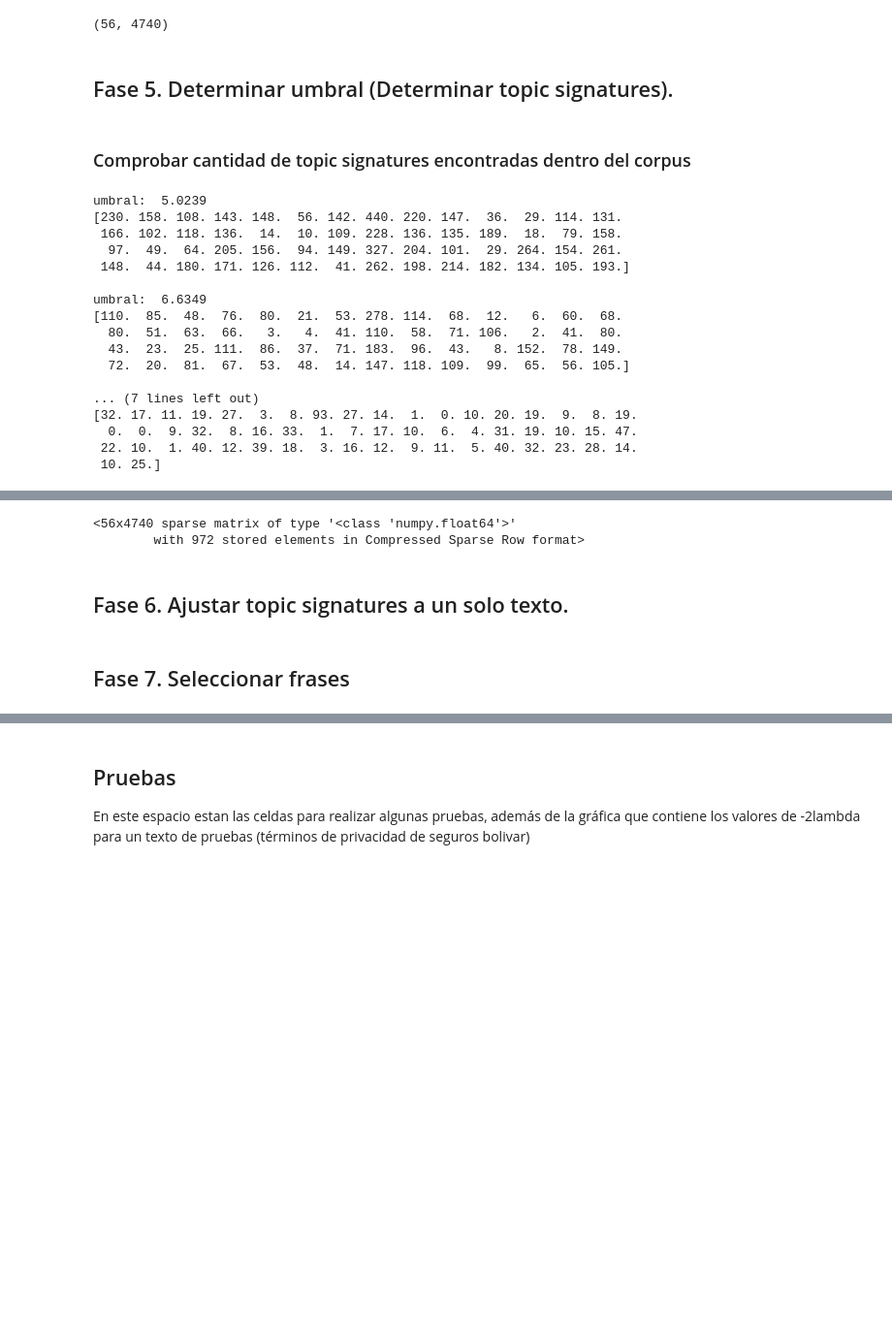
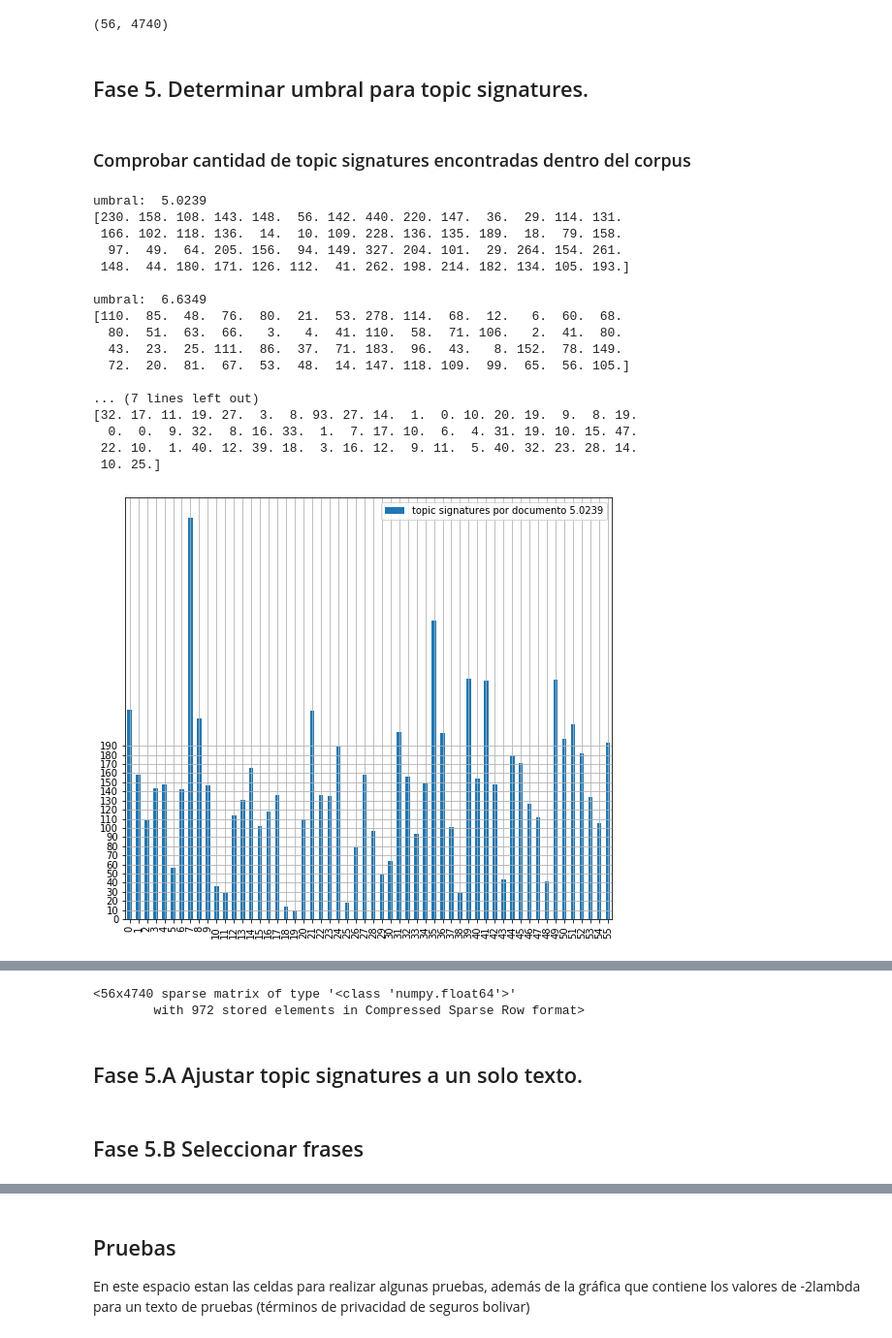
Before and after one commit to ecardona506/terms-of-service, a Jupyter notebook: Prueba de Verosimilitud Logaritmica.ipynb, the cells around one changed output, grey strips where cells are left out. Shown at 97% size. Saved outputs shown, nothing was run; the diff lists cells and outputs as text; code cells hidden in the pictures; blank space fills up the shorter version.

Commit message:
Cambios prueba verosimilitud
Cambios en la estructuración, nuevas gráficas y preliminares para experimentación de longitud del resumen

```diff
--- a/Prueba de Verosimilitud Logaritmica.ipynb
+++ b/Prueba de Verosimilitud Logaritmica.ipynb
@@ -28,3 +39,9 @@ from scipy.sparse import csr_matrix
+# %%
+#Ruta del corpus
+ruta = "D:/Documents/Documentos Universidad/Noveno/Proyecto de grado/textos"
+
+#ruta de los resumenes de referencia
+ruta_referencias = "D:/Documents/Documentos Universidad/Noveno/Proyecto de grado/referencias"
 # %%
 #Funciones auxiliares
 
@@ -80,7 +97,7 @@ def reverse_dict(dictionary):
         reverse[v] = k
     return reverse
 
-def log_likelihood_ratio(bag_of_words):
+def log_likelihood_ratio(bag_of_words,id2token,texts):
     #Calcula la matriz -2 lambda
     tokens_per_document = bag_of_words.sum(1)
     ocurrences = bag_of_words.sum(0)
@@ -103,6 +120,15 @@ def log_likelihood_ratio(bag_of_words):
             loglikelihood_input = binom.pmf(ocurrences_input, tokens_input, ocurrences_input/tokens_input)
             loglikelihood_background = binom.pmf(ocurrences_background, tokens_background, ocurrences_background/tokens_background)
             ratio = loglikelihood_general[j]/(loglikelihood_input*loglikelihood_background)
+            #if ratio>5 and i==texts.index("segurosbolivar-privacidad.txt"):
+            #    print(id2token[j])
+            #    print("numerador: ",loglikelihood_general[j])
+            #    print("denominador: ",loglikelihood_input*loglikelihood_background)
+            #    print("lambda: ",ratio)
+            #    print("frecuencia texto: ",ocurrences_input)
+            #    print("frecuencia total: ",ocurrences_total)
+            #    print()
+            #Luego de las pruebas borrar parametro id2token
             row.append(ratio)
         data.append(row)
     lambda_matrix = np.array(data,dtype=np.float64)
@@ -167,7 +193,7 @@ def generate_summary(topic_signatures, n_sentences, sentence2id):
             summary.append(sentence)
         i+=1
     assert summary != []
-    return summary, df
+    return summary
 
 def read_reference(path, filename):
     text = PlaintextCorpusReader(path, filename)
@@ -193,19 +219,18 @@ corpus_single_string = pickle.load(open(filename, 'rb'))
 ## Fase 2. Aplicar preprocesamiento
 ### Tokenización por frases
 # %%
-ruta = "D:/Documents/Documentos Universidad/Noveno/Proyecto de grado/textos"
 stemmer = SpanishStemmer()
 
 corpus = []
 
-referencias = ['azure-pagos.txt','chrome-privacidad.txt','colboletos.txt','gdo-privacidad.txt',
-               'mozilla-privacidad.txt','nintendo-condiciones.txt','netflix-condiciones.txt',
-               'segurosbolivar-privacidad.txt','whatsApp-privacidad.txt']
+referencias = os.listdir(ruta_referencias)
+
 n_referencias = len(referencias)
 
 for doc in referencias:
     documento = tokenize_sentence(ruta, doc)
     corpus.append(documento)
 
+n_referencias
 #bolivar = tokenize_sentence(ruta, 'segurosbolivar-privacidad.txt')
 #mozilla = tokenize_sentence(ruta, 'mozilla-privacidad.txt')
@@ -246,7 +273,8 @@ id2token = reverse_dict(token2id)
 
 #bag_of_words = vectorizer.fit_transform(corpus)
 # %%
-lambda_matrix, lambda_log_matrix, lambda_matrix_2, lambda_log_matrix_2 = log_likelihood_ratio(bag_of_words)
+textos = os.listdir(ruta)
+lambda_matrix, lambda_log_matrix, lambda_matrix_2, lambda_log_matrix_2 = log_likelihood_ratio(bag_of_words,id2token,textos)
 
 #log_likelihood, general, ocurrences = log_likelihood_ratio(bag_of_words)
 #log_likelihood
@@ -267,5 +299,5 @@ lambda_matrix.shape
 # %% [output]
 (56, 4740)
 # %% [markdown]
-## Fase 5. Determinar umbral (Determinar topic signatures).
+## Fase 5. Determinar umbral para topic signatures.
 # %%
@@ -291,27 +325,31 @@ for umbral in umbrales:
 # %%
 #Pruebas para mirar la cantidad de topic signatures dentro de todo el corpus de acuerdo al umbral establecido
 
 for i in range(len(umbrales)):
     print('umbral: ',umbrales[i])
-    print(topic_signatures_umbrales[i].toarray().sum(1))
+    topic_signatures_por_documento = topic_signatures_umbrales[i].toarray().sum(1)
+    print(topic_signatures_por_documento)
     print()
+    df_umbral = pd.DataFrame(topic_signatures_por_documento, columns=['topic signatures por documento {}'.format(umbrales[i])])
+    df_umbral.plot.bar(figsize=(9,8),grid=True,yticks=np.arange(0,200,10))
 
 #topic_signatures_0_025.toarray().sum(1)
 # %% [output]
 umbral:  5.0239
 [230. 158. 108. 143. 148.  56. 142. 440. 220. 147.  36.  29. 114. 131.
  166. 102. 118. 136.  14.  10. 109. 228. 136. 135. 189.  18.  79. 158.
   97.  49.  64. 205. 156.  94. 149. 327. 204. 101.  29. 264. 154. 261.
  148.  44. 180. 171. 126. 112.  41. 262. 198. 214. 182. 134. 105. 193.]
 
 umbral:  6.6349
 [110.  85.  48.  76.  80.  21.  53. 278. 114.  68.  12.   6.  60.  68.
   80.  51.  63.  66.   3.   4.  41. 110.  58.  71. 106.   2.  41.  80.
   43.  23.  25. 111.  86.  37.  71. 183.  96.  43.   8. 152.  78. 149.
   72.  20.  81.  67.  53.  48.  14. 147. 118. 109.  99.  65.  56. 105.]
 
 ... (7 lines left out)
 [32. 17. 11. 19. 27.  3.  8. 93. 27. 14.  1.  0. 10. 20. 19.  9.  8. 19.
   0.  0.  9. 32.  8. 16. 33.  1.  7. 17. 10.  6.  4. 31. 19. 10. 15. 47.
  22. 10.  1. 40. 12. 39. 18.  3. 16. 12.  9. 11.  5. 40. 32. 23. 28. 14.
  10. 25.]
+[figure, added]
@@ -318,11 +359,12 @@ umbral:  6.6349
-# %%
-umbrales.pop()
-topic_signatures_umbrales.pop()
-# %% [output]
-<56x4740 sparse matrix of type '<class 'numpy.float64'>'
-        with 972 stored elements in Compressed Sparse Row format>
+# %%
+#Se decide no experimentar con el umbral de 10.8276
+umbrales.pop()
+topic_signatures_umbrales.pop()
+# %% [output]
+<56x4740 sparse matrix of type '<class 'numpy.float64'>'
+        with 972 stored elements in Compressed Sparse Row format>
 # %% [markdown]
-## Fase 6. Ajustar topic signatures a un solo texto.
+## Fase 5.A Ajustar topic signatures a un solo texto.
 # %%
 #Lista de textos dentro del corpus
 textos = os.listdir(ruta)
@@ -341,5 +383,5 @@ for i in range(n_referencias):
 #topic_signatures_bolivar_0_005 = document_topic_signatures(bolivar_preprocesado, topic_signatures_0_005, token2id, textos.index('segurosbolivar-privacidad.txt'))
 #topic_signatures_bolivar_0_025.shape
 # %% [markdown]
-## Fase 7. Seleccionar frases
+## Fase 5.B Seleccionar frases
 # %%
```
Also changed, not shown: parts of 50 cells of this notebook.
